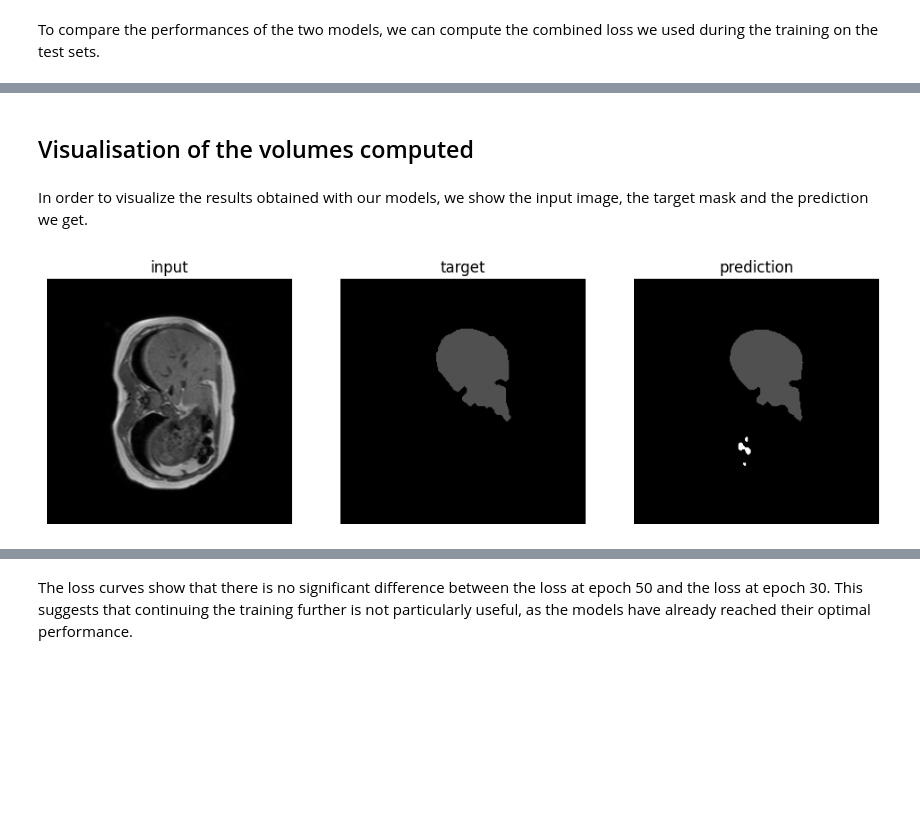
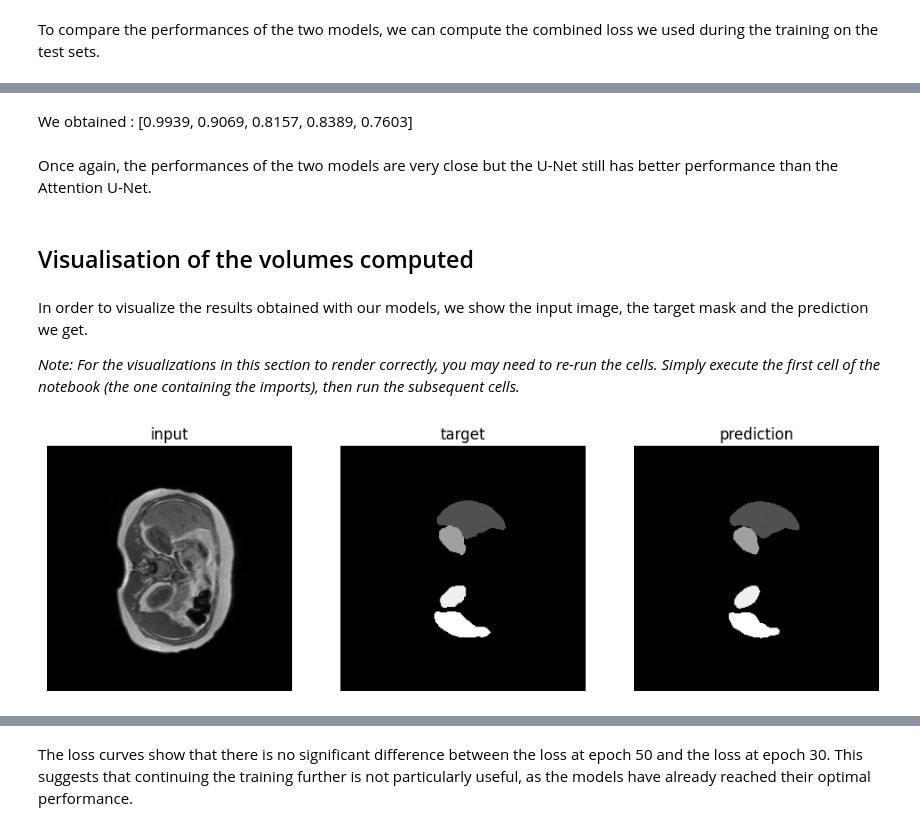
Before and after one commit to YZO4IAETHGe/Attention-based-U-net, a Jupyter notebook: notebook.ipynb, the cells around one changed output, grey strips where cells are left out. Drawn from its saved outputs; the diff is of its cells as text; code cells hidden in the pictures; blank space fills up the shorter version.

Commit message:
Changement dans le notebook

```diff
--- a/notebook.ipynb
+++ b/notebook.ipynb
@@ -158,10 +166,16 @@ When we compare the losses on the test dataset for the two models, we notice tha
+# %% [markdown]
+We obtained : [0.9939, 0.9069, 0.8157, 0.8389, 0.7603]
+# %% [markdown]
+Once again, the performances of the two models are very close but the U-Net still has better performance than the Attention U-Net.
 # %% [markdown]
 ## Visualisation of the volumes computed
 # %% [markdown]
 In order to visualize the results obtained with our models, we show the input image, the target mask and the prediction we get.
+
+<i> Note: For the visualizations in this section to render correctly, you may need to re-run the cells. Simply execute the first cell of the notebook (the one containing the imports), then run the subsequent cells. </i>
 # %%
-compare_predictions_ground_truth(U_Net(1,5), "weights/U_Net_weights30_V3.pth", "data/MR-dataset/34-T1DUALin-src.nii.gz", "data/MR-dataset/34-T1DUAL-mask.nii.gz")
+compare_predictions_ground_truth(U_Net(1,5), "weights/U_Net_weights30_V6.pth", "data/MR-dataset/34-T1DUALin-src.nii.gz", "data/MR-dataset/34-T1DUAL-mask.nii.gz")
 # %% [output]
-[figure, old version]
+[figure, new version]
 [interactive output not drawn]
 # %%
```
Also changed, not shown: parts of 30 cells of this notebook, 1 other file.
